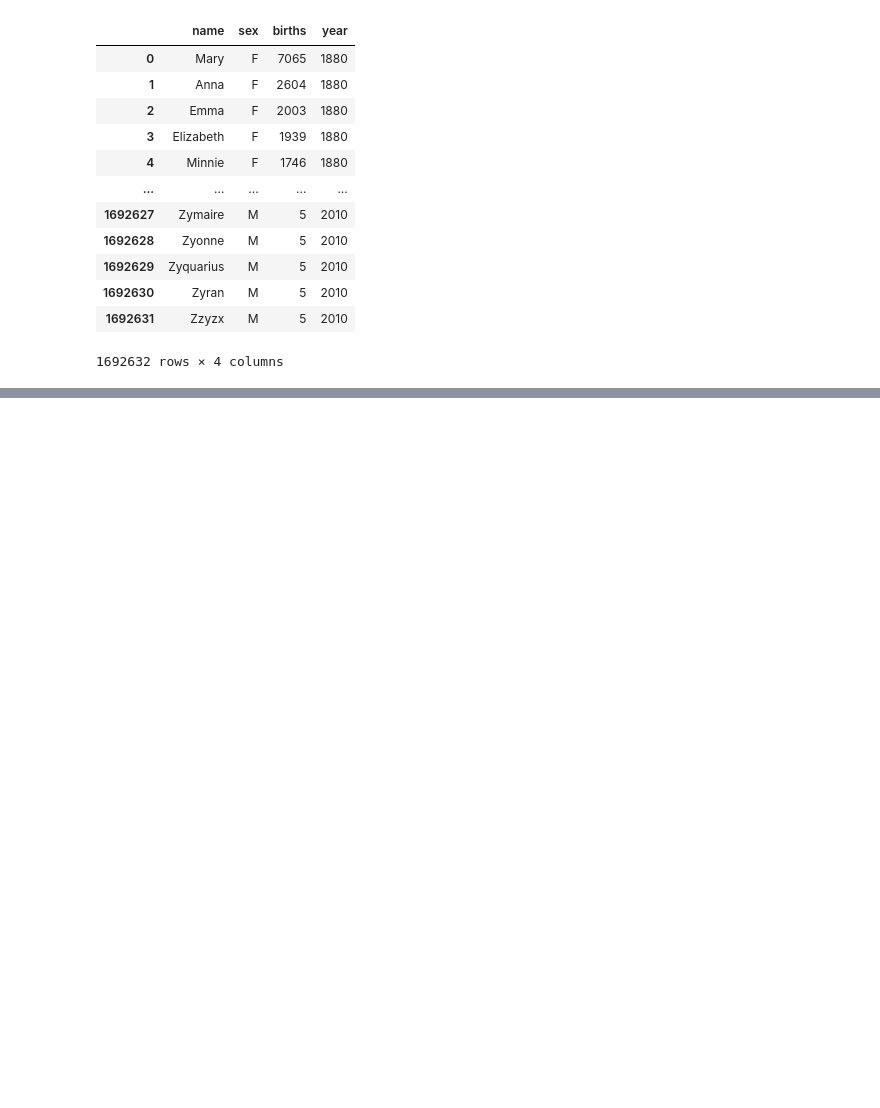
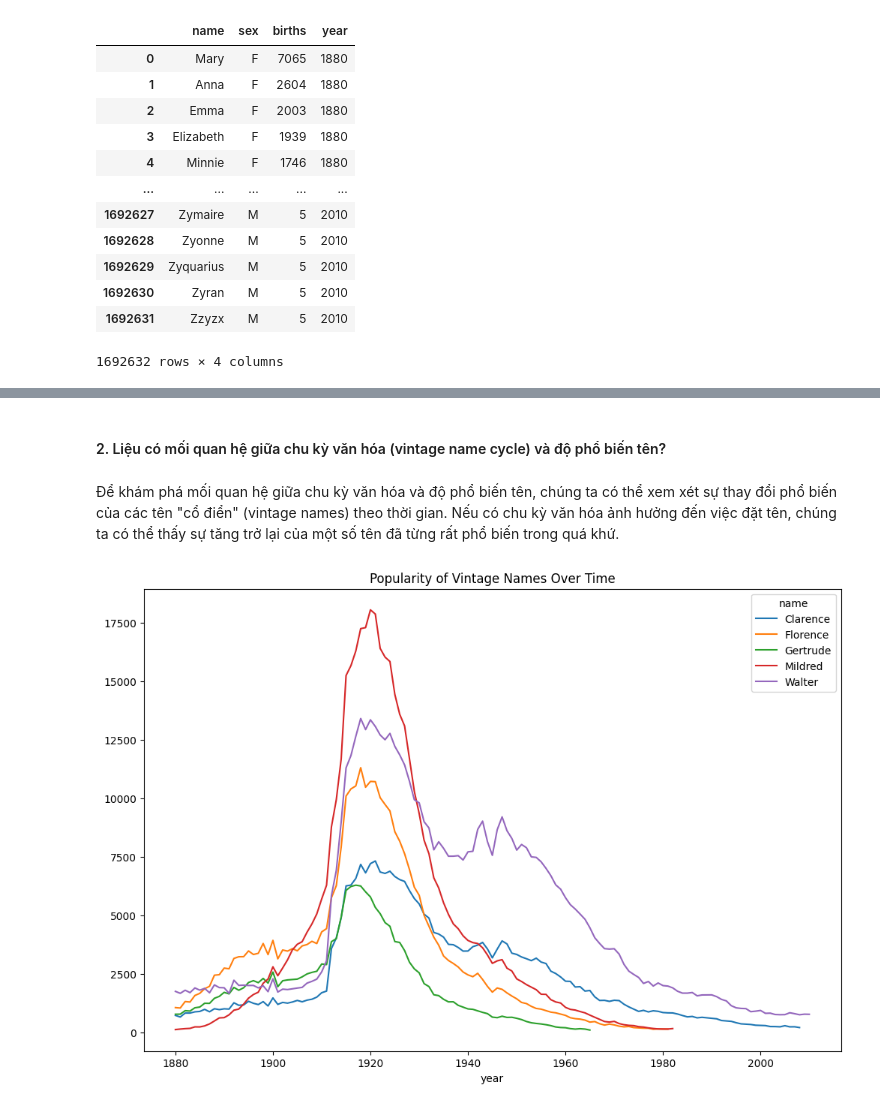
Before and after one commit to Mint0511/PTDL-25-26, a Jupyter notebook: Lab02/Lab02_Chapter-13_Data_Analysis_Examples.ipynb, the cells around one changed output, grey strips where cells are left out. Cells and saved outputs as stored; diff of their text form; code cells hidden in the pictures; blank space fills up the shorter version.

```diff
--- a/Lab02/Lab02_Chapter-13_Data_Analysis_Examples.ipynb
+++ b/Lab02/Lab02_Chapter-13_Data_Analysis_Examples.ipynb
@@ -103,0 +113,20 @@ names
+# %%
+# Thêm cột thập kỷ
+names["decade"] = (names["year"] // 10) * 10
+
+# Nhóm theo thập kỷ, giới tính và tên, tính tổng số ca sinh
+name_decade = names.groupby(["decade", "sex", "name"])["births"].sum()
+
+# Đặt lại index để làm việc với DataFrame phẳng
+name_decade = name_decade.reset_index()
+
+# Hàm lấy top N tên theo nhóm
+def get_top_names(group, n=10):
+    return group.sort_values(by="births", ascending=False).head(n)
+
+# Áp dụng hàm lấy top 10 cho mỗi nhóm thập kỷ và giới tính
+top10_names_decade = name_decade.groupby(["decade", "sex"]).apply(get_top_names)
+
+# Reset index và hiển thị kết quả
+top10_names_decade = top10_names_decade.reset_index(drop=True)
+display(top10_names_decade)
@@ -383,0 +413,21 @@ plt.show()
+# %% [markdown]
+#### 2. Liệu có mối quan hệ giữa chu kỳ văn hóa (vintage name cycle) và độ phổ biến tên?
+# %% [markdown]
+Để khám phá mối quan hệ giữa chu kỳ văn hóa và độ phổ biến tên, chúng ta có thể xem xét sự thay đổi phổ biến của các tên "cổ điển" (vintage names) theo thời gian. Nếu có chu kỳ văn hóa ảnh hưởng đến việc đặt tên, chúng ta có thể thấy sự tăng trở lại của một số tên đã từng rất phổ biến trong quá khứ.
+# %%
+# Chọn một vài tên "cổ điển" để phân tích
+vintage_names = ["Mildred", "Gertrude", "Florence", "Walter", "Clarence"]
+
+# Lọc dữ liệu cho các tên đã chọn từ top1000
+vintage_names_df = top1000[top1000["name"].isin(vintage_names)].reset_index(drop=True)
+
+# Tính tổng số ca sinh cho các tên "cổ điển" theo năm
+vintage_names_births = vintage_names_df.pivot_table(
+    "births", index="year", columns="name", aggfunc="sum"
+)
+
+# Vẽ biểu đồ thể hiện xu hướng phổ biến của các tên "cổ điển"
+vintage_names_births.plot(title="Popularity of Vintage Names Over Time", figsize=(12, 8))
+plt.show()
+# %% [output]
+[figure, added]
```
Also changed, not shown: parts of 80 cells of this notebook.
